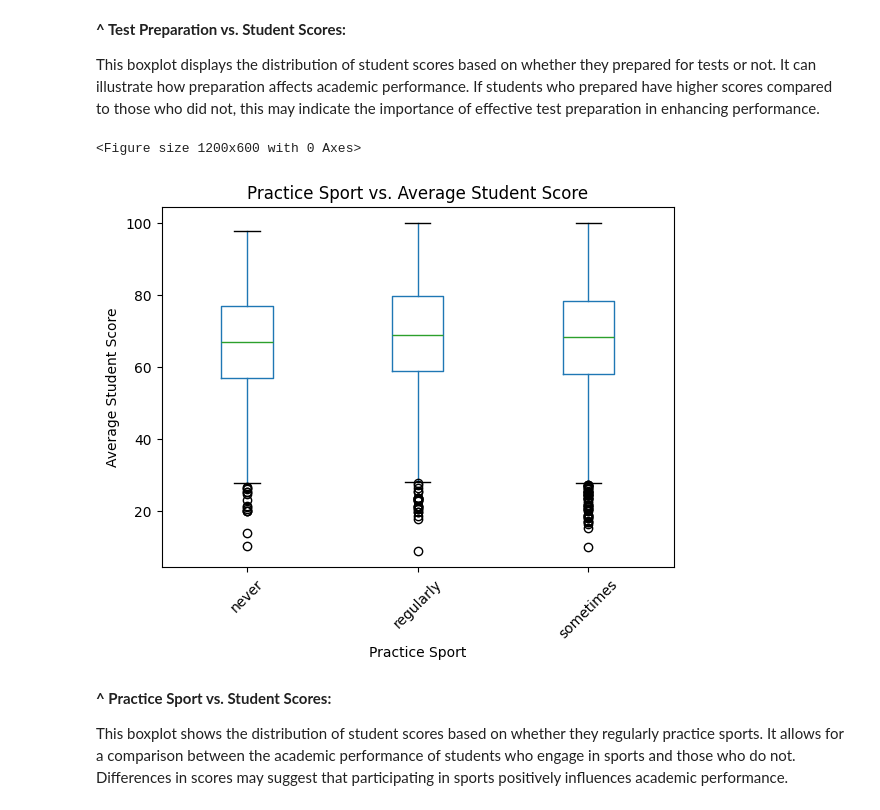
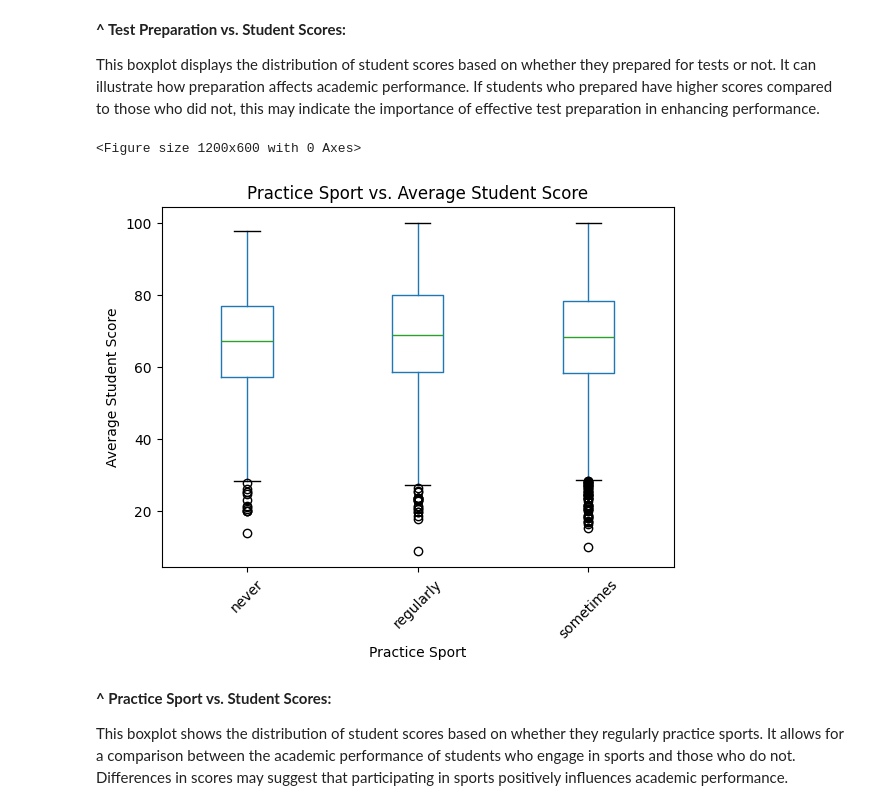
Before and after one commit to mariam-ahmed10/IT326-project, a Jupyter notebook: phase_1_and_2 (1).ipynb, the cells around one changed output. Saved outputs shown, nothing was run; the diff lists cells and outputs as text; code cells hidden in the pictures.

```diff
--- a/phase_1_and_2 (1).ipynb
+++ b/phase_1_and_2 (1).ipynb
@@ -453,18 +401,0 @@ This box plot displays the distribution of writing scores based on parental educ
-# %%
-import matplotlib.pyplot as plt
-import pandas as pd
-
-# Drop rows with missing values in 'MathScore' or 'ReadingScore'
-df = df.dropna(subset=['MathScore', 'ReadingScore'])
-
-# Create a scatter plot for Math Score vs. Reading Score
-plt.figure(figsize=(10, 6))
-plt.scatter(df['MathScore'], df['ReadingScore'], color='blue', label='Math Score')
-plt.scatter(df['ReadingScore'], df['MathScore'], color='green', label='Reading Score')
-
-plt.title('Relationship between Math and Reading Scores')
-plt.xlabel('Math Score')
-plt.ylabel('Reading Score')
-plt.grid(True)
-plt.legend(title='Score Type')  # Add a legend to differentiate between the scores
-plt.show()
@@ -531,16 +431,16 @@ This pie chart shows the distribution of parental marital statuses (married, sin
 import matplotlib.pyplot as plt
 import pandas as pd
 
-# Drop rows with missing values in 'MathScore' or 'WklyStudyHours'
-df = df.dropna(subset=['MathScore', 'WklyStudyHours'])
+# Drop rows with missing values in 'Average Score' or 'WklyStudyHours'
+df = df.dropna(subset=['Average Score', 'WklyStudyHours'])
 
-# Create a boxplot for Math Score by Weekly Study Hours (Categorical)
+# Create a boxplot for Average Score by Weekly Study Hours (Categorical)
 plt.figure(figsize=(12, 6))
-df.boxplot(column='MathScore', by='WklyStudyHours', grid=False)
-plt.title('Math Score Distribution by Weekly Study Hours')
+df.boxplot(column='Average Score', by='WklyStudyHours', grid=False)
+plt.title('Average Score Distribution by Weekly Study Hours')
 plt.suptitle('')  # Remove the default subtitle
 plt.xlabel('Weekly Study Hours')
-plt.ylabel('Math Score')
+plt.ylabel('Average Score')
 plt.xticks(rotation=45)  # Rotate x-axis labels for better visibility
 plt.show()
 # %% [output]
@@ -554,15 +454,12 @@ The boxplot shows the distribution of math scores for different weekly study hou
 import matplotlib.pyplot as plt
 import pandas as pd
 
-# Drop rows with missing values in TestPrep or any of the score columns
-df = df.dropna(subset=['TestPrep', 'MathScore', 'ReadingScore', 'WritingScore'])
-
-# Calculate average score
-df['AverageScore'] = df[['MathScore', 'ReadingScore', 'WritingScore']].mean(axis=1)
+# Drop rows with missing values in TestPrep or score column
+df = df.dropna(subset=['TestPrep', 'Average Score'])
 
 # Create a boxplot for Average Score by TestPrep
 plt.figure(figsize=(12, 6))
-df.boxplot(column='AverageScore', by='TestPrep', grid=False)
+df.boxplot(column='Average Score', by='TestPrep', grid=False)
 plt.title('Test Preparation vs. Average Student Score')
 plt.suptitle('')  # Remove the default subtitle
 plt.xlabel('Test Preparation')
@@ -577,21 +474,21 @@ plt.show()
 
 This boxplot displays the distribution of student scores based on whether they prepared for tests or not. It can illustrate how preparation affects academic performance. If students who prepared have higher scores compared to those who did not, this may indicate the importance of effective test preparation in enhancing performance.
 # %%
-# Drop rows with missing values in PracticeSport or any of the score columns
-df = df.dropna(subset=['PracticeSport', 'MathScore', 'ReadingScore', 'WritingScore'])
+# Drop rows with missing values in PracticeSport or score column
+df = df.dropna(subset=['PracticeSport', 'Average Score'])
 
 # Create a boxplot for Average Score by PracticeSport
 plt.figure(figsize=(12, 6))
-df.boxplot(column='AverageScore', by='PracticeSport', grid=False)
+df.boxplot(column='Average Score', by='PracticeSport', grid=False)
 plt.title('Practice Sport vs. Average Student Score')
 plt.suptitle('')  # Remove the default subtitle
 plt.xlabel('Practice Sport')
 plt.ylabel('Average Student Score')
 plt.xticks(rotation=45)
 plt.show()
 # %% [output]
 <Figure size 1200x600 with 0 Axes>
-[figure, old version]
+[figure, new version]
 # %% [markdown]
 **^ Practice Sport vs. Student Scores:**
 
```
Also changed, not shown: parts of 40 cells of this notebook.
